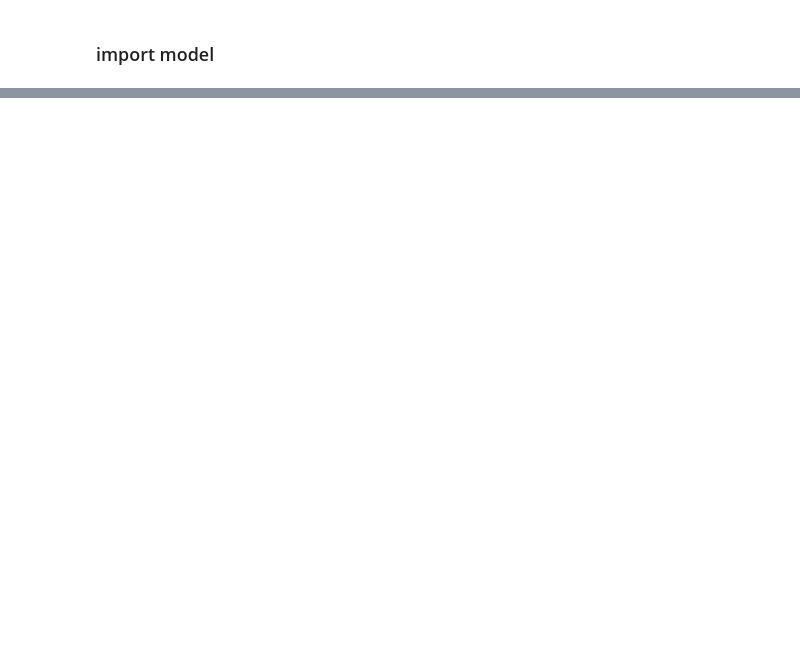
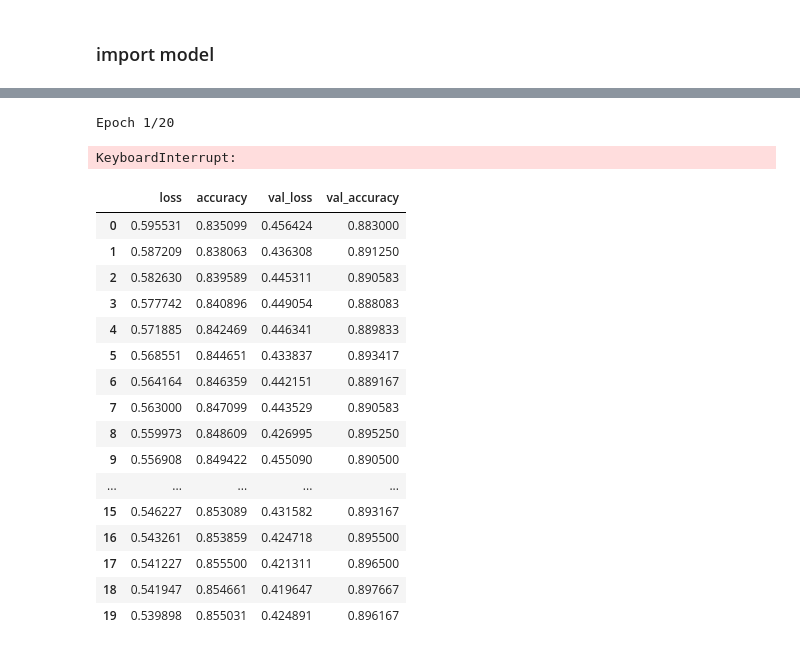
Before and after one commit to Dan3105/FashionMNIST, a Jupyter notebook: fashion_model.ipynb, the cells around one changed output, grey strips where cells are left out. Saved outputs shown, nothing was run; the diff lists cells and outputs as text; code cells hidden in the pictures; blank space fills up the shorter version.

```diff
--- a/fashion_model.ipynb
+++ b/fashion_model.ipynb
@@ -93,0 +288,5 @@ accuracy_score(y_test, np.argmax(y_pred, axis=1))
+# %%
+model_reg.fit(X_train_process_v2, y_train_process_v2, verbose=1, epochs=20, batch_size=32, validation_data=(X_cross_process, y_cross))
+# %% [output]
+Epoch 1/20
+KeyboardInterrupt:
@@ -93,0 +295,21 @@ accuracy_score(y_test, np.argmax(y_pred, axis=1))
+# %%
+history_acc_v2 = pd.DataFrame(model_reg.history.history)
+history_acc_v2
+# %% [output]
+|  | loss | accuracy | val_loss | val_accuracy |
+| 0 | 0.595531 | 0.835099 | 0.456424 | 0.883000 |
+| 1 | 0.587209 | 0.838063 | 0.436308 | 0.891250 |
+| 2 | 0.582630 | 0.839589 | 0.445311 | 0.890583 |
+| 3 | 0.577742 | 0.840896 | 0.449054 | 0.888083 |
+| 4 | 0.571885 | 0.842469 | 0.446341 | 0.889833 |
+| 5 | 0.568551 | 0.844651 | 0.433837 | 0.893417 |
+| 6 | 0.564164 | 0.846359 | 0.442151 | 0.889167 |
+| 7 | 0.563000 | 0.847099 | 0.443529 | 0.890583 |
+| 8 | 0.559973 | 0.848609 | 0.426995 | 0.895250 |
+| 9 | 0.556908 | 0.849422 | 0.455090 | 0.890500 |
+| ... | ... | ... | ... | ... |
+| 15 | 0.546227 | 0.853089 | 0.431582 | 0.893167 |
+| 16 | 0.543261 | 0.853859 | 0.424718 | 0.895500 |
+| 17 | 0.541227 | 0.855500 | 0.421311 | 0.896500 |
+| 18 | 0.541947 | 0.854661 | 0.419647 | 0.897667 |
+| 19 | 0.539898 | 0.855031 | 0.424891 | 0.896167 |
```
Also changed, not shown: parts of 52 cells of this notebook, 5 other files.
